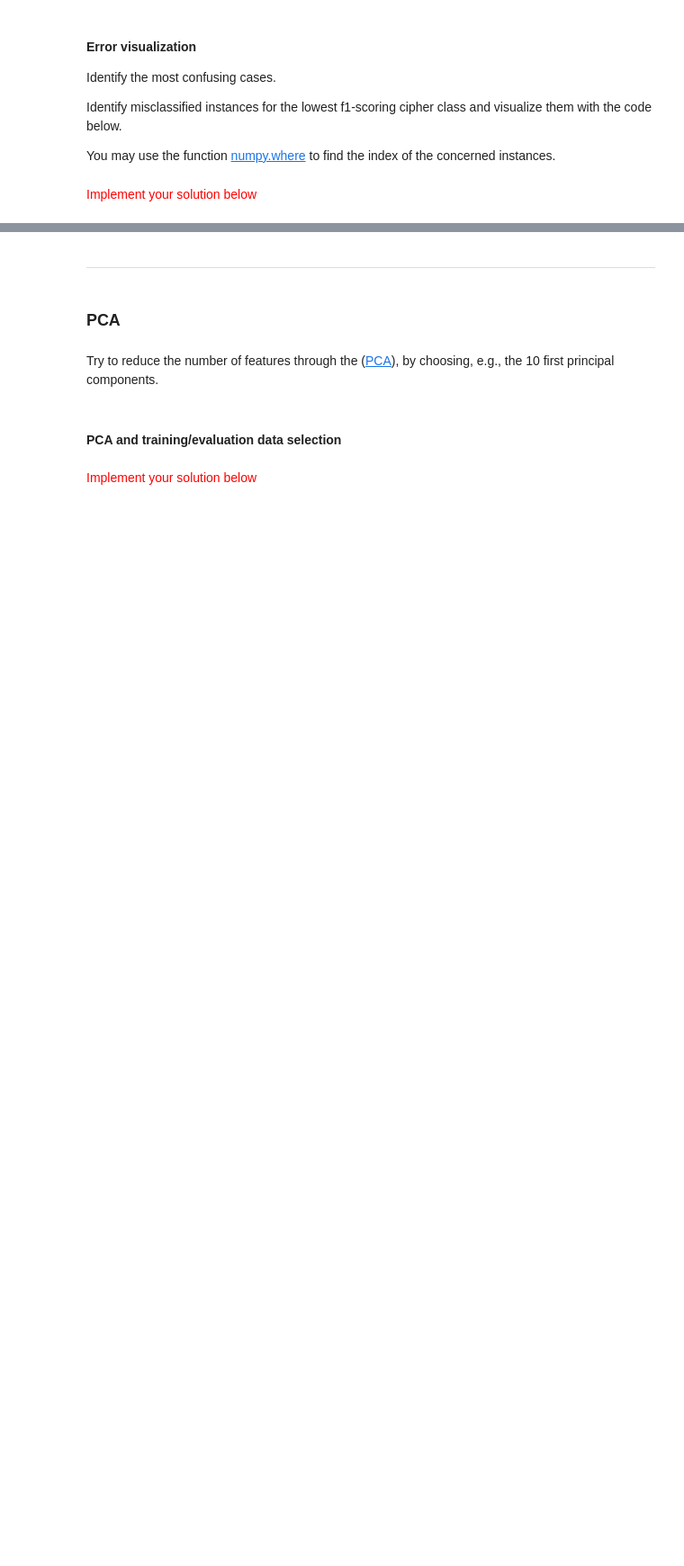
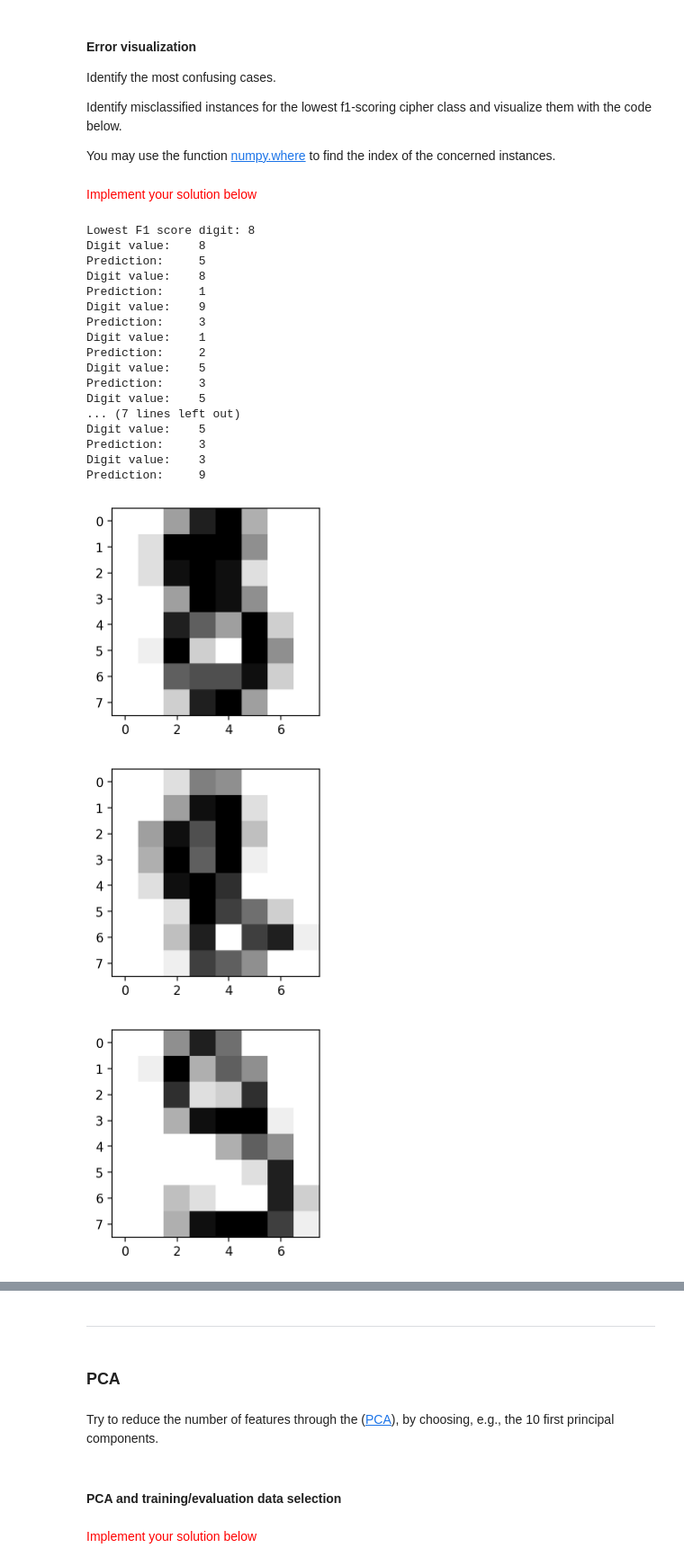
Before and after one commit to Wubpooz/APP5, a Jupyter notebook: Apprentissage_Automatise/TP 2 - Scikit-Learn - Evaluation.ipynb, the cells around one changed output, grey strips where cells are left out. Shown at 90% size. Drawn from its saved outputs; the diff is of its cells as text; code cells hidden in the pictures; blank space fills up the shorter version.

```diff
--- a/Apprentissage_Automatise/TP 2 - Scikit-Learn - Evaluation.ipynb
+++ b/Apprentissage_Automatise/TP 2 - Scikit-Learn - Evaluation.ipynb
@@ -98,3 +144,30 @@ def plot_digit(idx, xs, ys=None, pred_ys=None):
     )
 # %% [markdown]
 <span style="color:red">Implement your solution below</span>
+# %%
+lowest_f1_scoring = np.argmin(metrics.precision_recall_fscore_support(y_test, y_pred)[2])
+print(f"Lowest F1 score digit: {lowest_f1_scoring}")
+for i, y in enumerate(np.where(y_test == lowest_f1_scoring)[0]):
+    if y_pred[i] != y_test[i]:
+        plot_digit(i, x_test, y_test, y_pred)
+# %% [output]
+Lowest F1 score digit: 8
+Digit value:    8
+Prediction:     5
+Digit value:    8
+Prediction:     1
+Digit value:    9
+Prediction:     3
+Digit value:    1
+Prediction:     2
+Digit value:    5
+Prediction:     3
+Digit value:    5
+... (7 lines left out)
+Digit value:    5
+Prediction:     3
+Digit value:    3
+Prediction:     9
+[figure, added]
+[figure, added]
+[figure, added]
```
Also changed, not shown: parts of 10 cells of this notebook.
